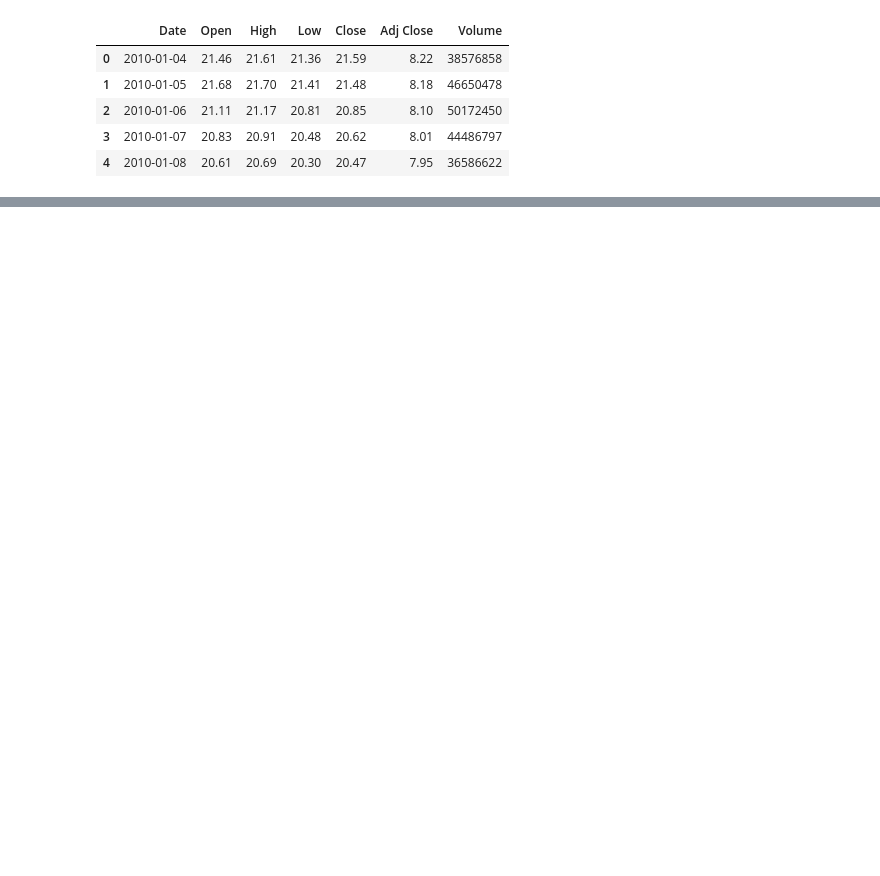
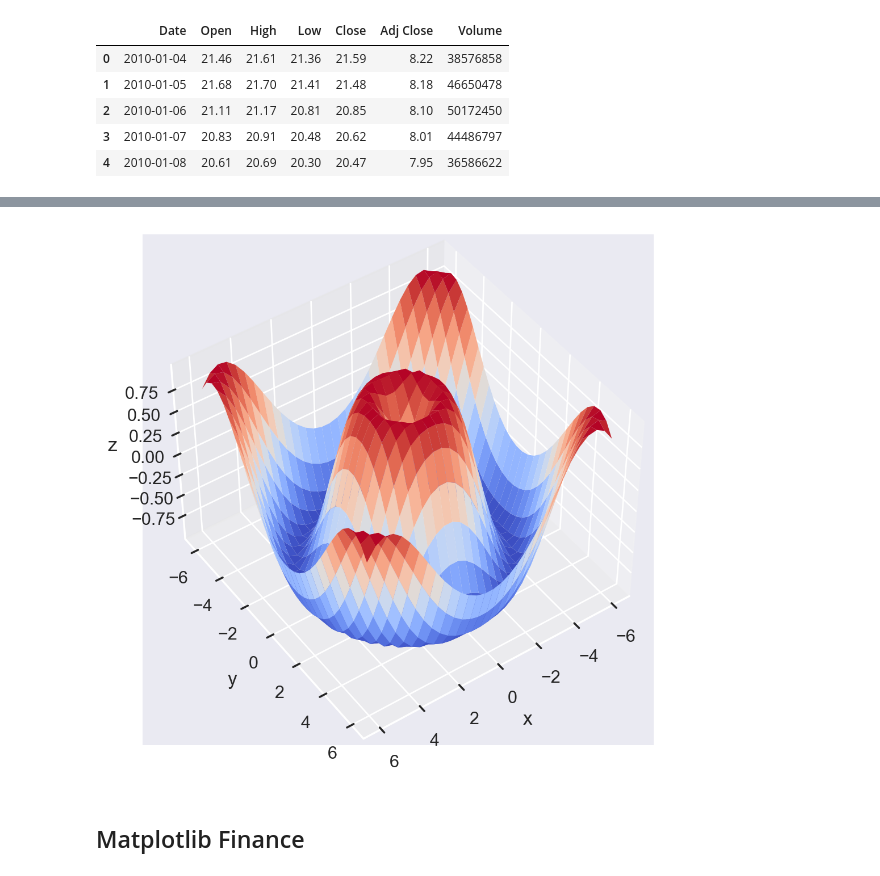
Before and after one commit to Iskanderrus/visualizations, a Jupyter notebook: matplotlib/000 - Matplotlib general II.ipynb, the cells around one changed output, grey strips where cells are left out. Cells and saved outputs as stored; diff of their text form; code cells hidden in the pictures; blank space fills up the shorter version.

```diff
--- a/matplotlib/000 - Matplotlib general II.ipynb
+++ b/matplotlib/000 - Matplotlib general II.ipynb
@@ -355,0 +530,26 @@ df.head()
+# %%
+def get_x(x, y):
+    return np.sin(np.sqrt(x**2 + y**2))
+
+
+x = np.linspace(-6, 6, 30)
+y = np.linspace(-6, 6, 30)
+x, y = np.meshgrid(x, y)
+
+z = get_x(x, y)
+
+fig = plt.figure(figsize=(8, 5), dpi=200)
+ax = fig.add_axes([0.1, 0.1, 0.9, 0.9], projection='3d')
+ax.view_init(45, 55)
+ax.set_xlabel('x')
+ax.set_ylabel('y')
+ax.set_zlabel('z')
+#ax.contour3D(x, y, z, 180, cmap='coolwarm')
+#ax.plot_wireframe(x, y, z, color=['b'])
+ax.plot_surface(x, y, z, rstride=1, cstride=1, cmap='coolwarm', edgecolor='none')
+
+plt.show()
+# %% [output]
+[figure, added]
+# %% [markdown]
+## Matplotlib Finance
```
Also changed, not shown: parts of 38 cells of this notebook, 3 other files.
